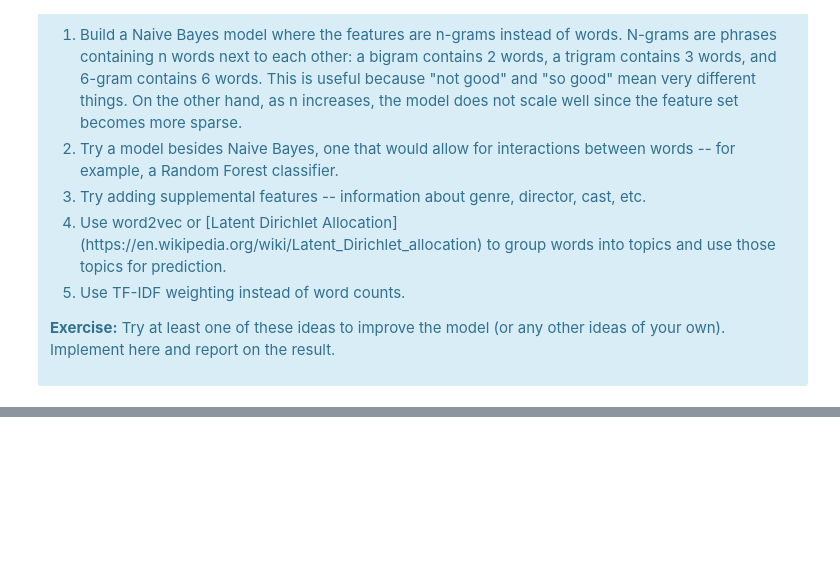
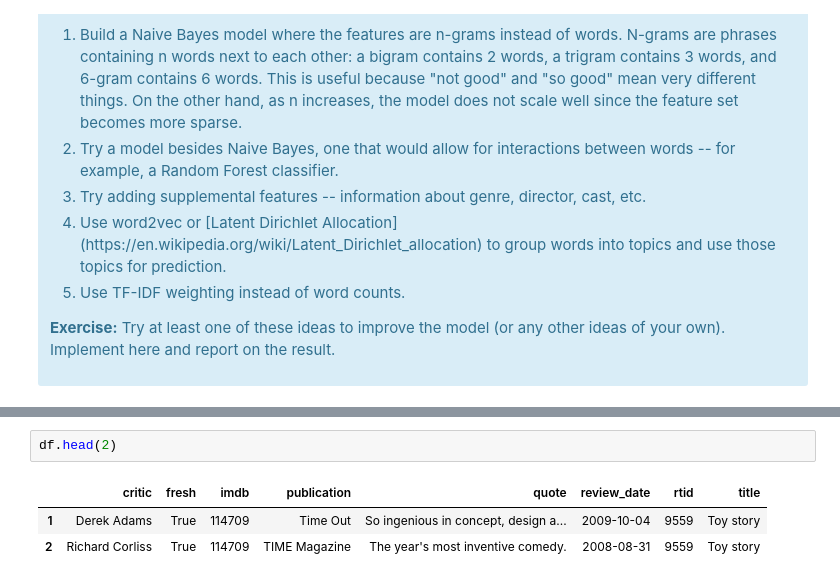
Before and after one commit to Shunling/SpringBoard, a Jupyter notebook: naive_bayes/Mini_Project_Naive_Bayes.ipynb, the cells around one changed output, grey strips where cells are left out. Saved outputs shown, nothing was run; the diff lists cells and outputs as text; blank space fills up the shorter version.

```diff
--- a/naive_bayes/Mini_Project_Naive_Bayes.ipynb
+++ b/naive_bayes/Mini_Project_Naive_Bayes.ipynb
@@ -577,0 +643,6 @@ There are several additional things we could try. Try some of these as exercises
+# %%
+df.head(2)
+# %% [output]
+|  | critic | fresh | imdb | publication | quote | review_date | rtid | title |
+| 1 | Derek Adams | True | 114709 | Time Out | So ingenious in concept, design a... | 2009-10-04 | 9559 | Toy story |
+| 2 | Richard Corliss | True | 114709 | TIME Magazine | The year's most inventive comedy. | 2008-08-31 | 9559 | Toy story |
```
Also changed, not shown: parts of 21 cells of this notebook.
